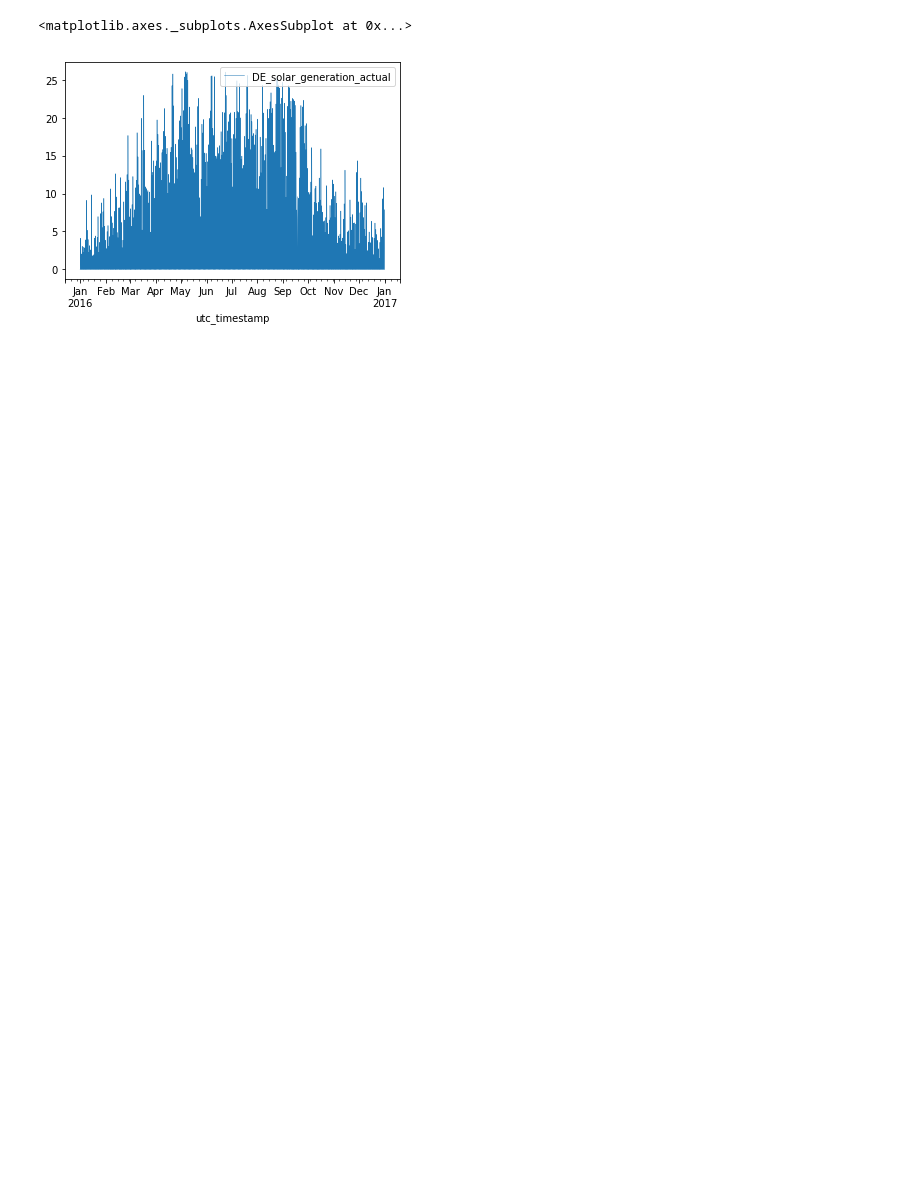
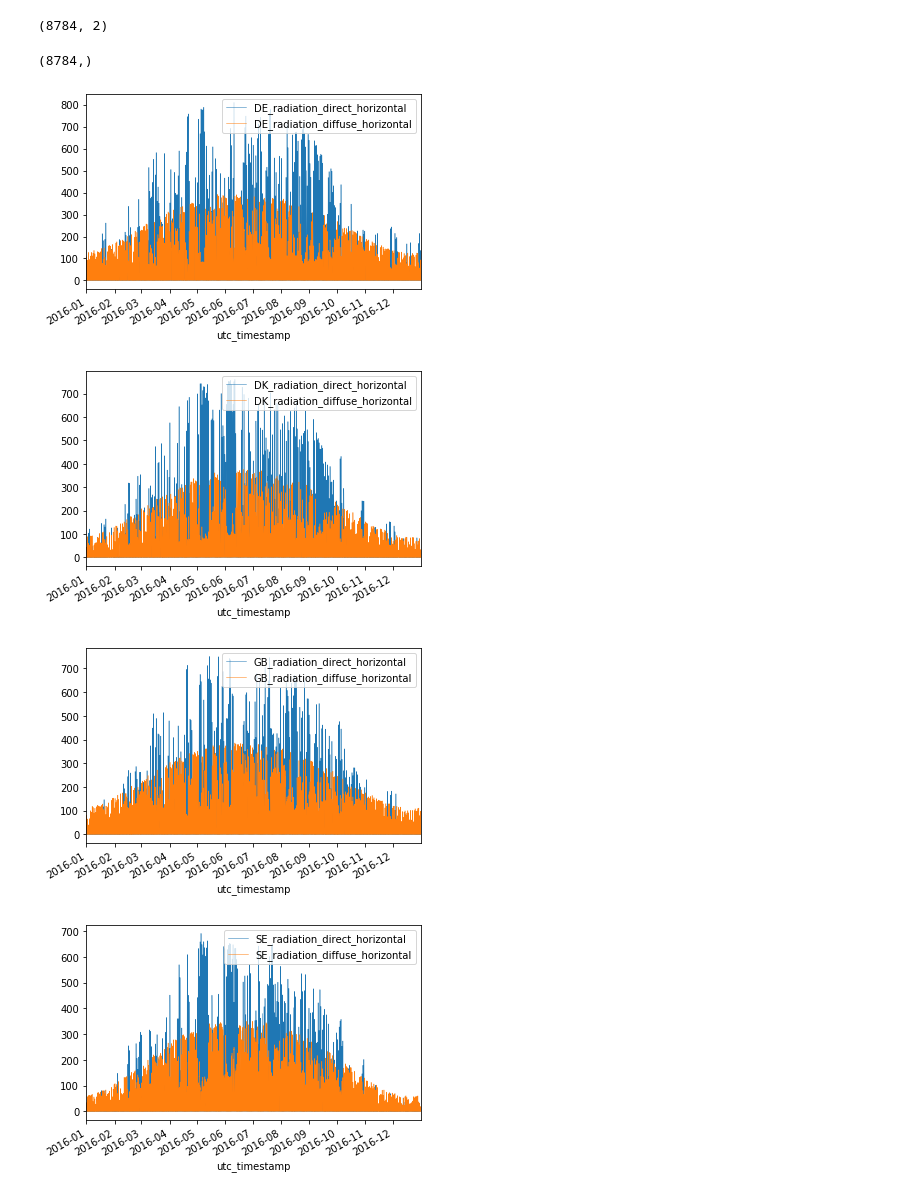
Before and after one commit to 6lidavid/RenewableEnergyProductionML, a Jupyter notebook: SunModel.ipynb, the cells around one changed output. Drawn from its saved outputs; the diff is of its cells as text; code cells hidden in the pictures; blank space fills up the shorter version.

Commit message:
Add files via upload
Made models for multiple countries, including Germany, Great Britain, Denmark, Sweden

```diff
--- a/SunModel.ipynb
+++ b/SunModel.ipynb
@@ -90,0 +149,9 @@ solargenerationtest = solargenerationdata.loc[(solargenerationdata.index >= star
+# %%
+for i in solardatatrain:
+    print(i)
+for j in solargentrain:
+    print(j)
+for k in solardatatest:
+    print(k)
+for l in solargentest:
+    print(l)
@@ -244,5 +265,9 @@ To try: if there are timestamps do I have to format data?
 # np.any(np.isnan(windspeedformatted))
 # %%
 # windgenerationdataformatted
-# %%
-model = LinearRegression().fit(solardatatrain,solargenerationtrain)
+# %%
+model_list =[]
+for i in range(0,len(solardatatrain)):
+    model =LinearRegression().fit(solardatatrain[i],solargentrain[i])
+    model_list.append(model)
+    print (i)
@@ -249,11 +279,25 @@ model = LinearRegression().fit(solardatatrain,solargenerationtrain)
 # %%
 #using the previously formatted data which is data from 2015
-prediction = model.predict(solardatatest)
+prediction_list = []
+for i in range(0,len(solardatatrain)): # We have 4 items in solardata train
+    prediction = model_list[i].predict(solardatatest[i])
+    prediction_list.append(prediction)
+# %%
+print(prediction.shape)
+# %% [output]
+(8784, 2)
 # %%
 timeseries = pd.date_range('2016-01-01', '2016-12-31 23:00:00', freq='H')
+print(timeseries.shape)
+# %% [output]
+(8784,)
 # %%
-solargenerationtest.plot(linewidth=0.5)
+for i in range (0,4):
+
+    solargentest[i].plot(linewidth=0.5)
 # %% [output]
-<matplotlib.axes._subplots.AxesSubplot at 0x...>
-[figure, old version]
+[figure, new version]
+[figure, added]
+[figure, added]
+[figure, added]
 # %%
```
Also changed, not shown: parts of 18 cells of this notebook.
